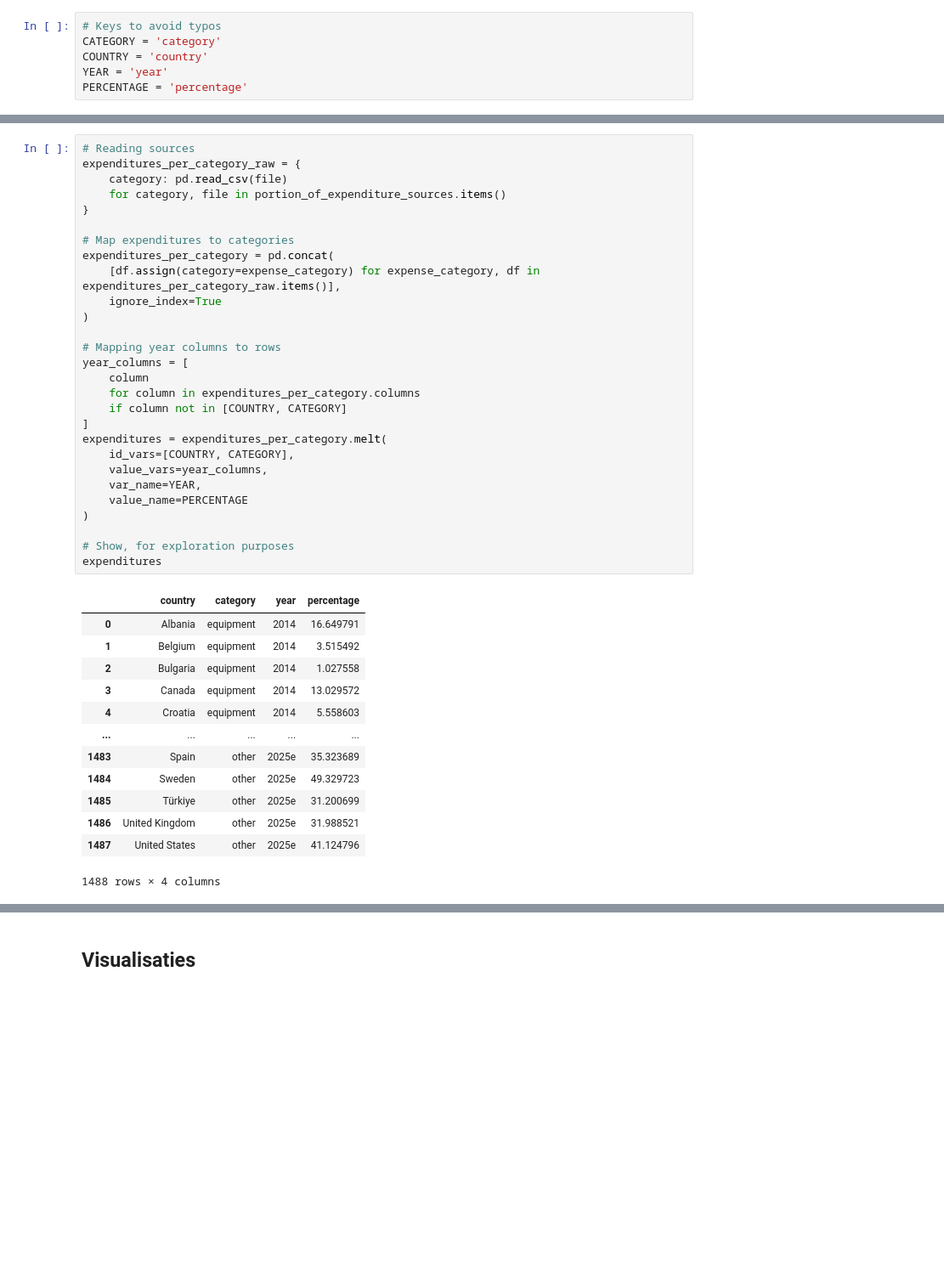
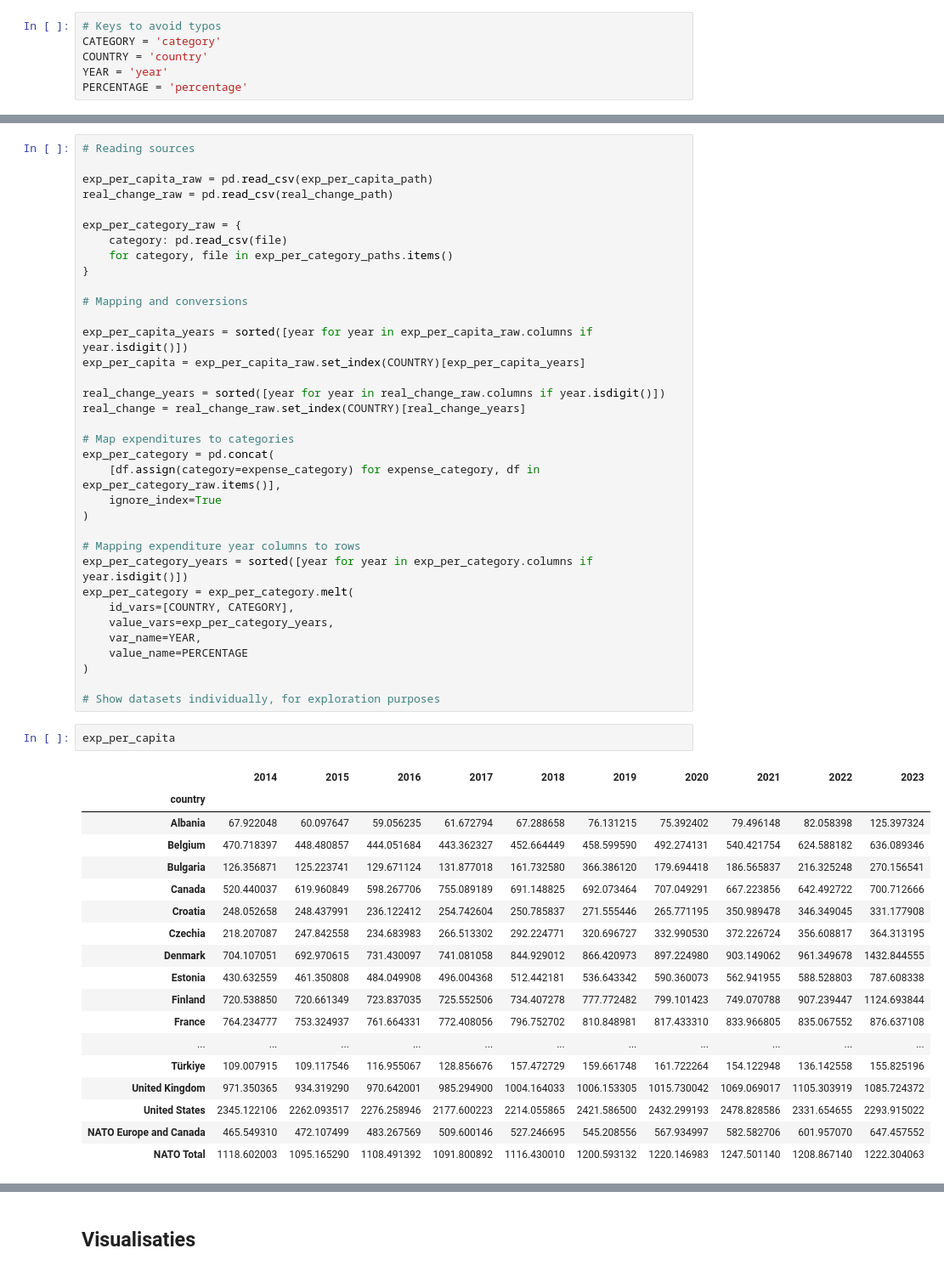
Before and after one commit to Datavisualiatie-UGent/project-dv26-2, a Jupyter notebook: src/data-exploration/exploration.ipynb, the cells around one changed output, grey strips where cells are left out. Shown at 85% size. Saved outputs shown, nothing was run; the diff lists cells and outputs as text; blank space fills up the shorter version.

```diff
--- a/src/data-exploration/exploration.ipynb
+++ b/src/data-exploration/exploration.ipynb
@@ -23,42 +28,56 @@ selected_year = str(2014)
 # %%
 # Reading sources
-expenditures_per_category_raw = {
+
+exp_per_capita_raw = pd.read_csv(exp_per_capita_path)
+real_change_raw = pd.read_csv(real_change_path)
+
+exp_per_category_raw = {
     category: pd.read_csv(file)
-    for category, file in portion_of_expenditure_sources.items()
+    for category, file in exp_per_category_paths.items()
 }
 
+# Mapping and conversions
+
+exp_per_capita_years = sorted([year for year in exp_per_capita_raw.columns if year.isdigit()])
+exp_per_capita = exp_per_capita_raw.set_index(COUNTRY)[exp_per_capita_years]
+
+real_change_years = sorted([year for year in real_change_raw.columns if year.isdigit()])
+real_change = real_change_raw.set_index(COUNTRY)[real_change_years]
+
 # Map expenditures to categories
-expenditures_per_category = pd.concat(
-    [df.assign(category=expense_category) for expense_category, df in expenditures_per_category_raw.items()],
+exp_per_category = pd.concat(
+    [df.assign(category=expense_category) for expense_category, df in exp_per_category_raw.items()],
     ignore_index=True
 )
 
-# Mapping year columns to rows
-year_columns = [
-    column
-    for column in expenditures_per_category.columns
-    if column not in [COUNTRY, CATEGORY]
-]
-expenditures = expenditures_per_category.melt(
+# Mapping expenditure year columns to rows
+exp_per_category_years = sorted([year for year in exp_per_category.columns if year.isdigit()])
+exp_per_category = exp_per_category.melt(
     id_vars=[COUNTRY, CATEGORY],
-    value_vars=year_columns,
+    value_vars=exp_per_category_years,
     var_name=YEAR,
     value_name=PERCENTAGE
 )
 
-# Show, for exploration purposes
-expenditures
+# Show datasets individually, for exploration purposes
-# %% [output]
-|  | country | category | year | percentage |
-| 0 | Albania | equipment | 2014 | 16.649791 |
-| 1 | Belgium | equipment | 2014 | 3.515492 |
-| 2 | Bulgaria | equipment | 2014 | 1.027558 |
-| 3 | Canada | equipment | 2014 | 13.029572 |
-| 4 | Croatia | equipment | 2014 | 5.558603 |
-| ... | ... | ... | ... | ... |
-| 1483 | Spain | other | 2025e | 35.323689 |
-| 1484 | Sweden | other | 2025e | 49.329723 |
-| 1485 | Türkiye | other | 2025e | 31.200699 |
-| 1486 | United Kingdom | other | 2025e | 31.988521 |
-| 1487 | United States | other | 2025e | 41.124796 |
-1488 rows × 4 columns
+# %%
+exp_per_capita
+# %% [output]
+|  | 2014 | 2015 | 2016 | 2017 | 2018 | 2019 | 2020 | 2021 | 2022 | 2023 |
+| country |  |  |  |  |  |  |  |  |  |  |
+| Albania | 67.922048 | 60.097647 | 59.056235 | 61.672794 | 67.288658 | 76.131215 | 75.392402 | 79.496148 | 82.058398 | 125.397324 |
+| Belgium | 470.718397 | 448.480857 | 444.051684 | 443.362327 | 452.664449 | 458.599590 | 492.274131 | 540.421754 | 624.588182 | 636.089346 |
+| Bulgaria | 126.356871 | 125.223741 | 129.671124 | 131.877018 | 161.732580 | 366.386120 | 179.694418 | 186.565837 | 216.325248 | 270.156541 |
+| Canada | 520.440037 | 619.960849 | 598.267706 | 755.089189 | 691.148825 | 692.073464 | 707.049291 | 667.223856 | 642.492722 | 700.712666 |
+| Croatia | 248.052658 | 248.437991 | 236.122412 | 254.742604 | 250.785837 | 271.555446 | 265.771195 | 350.989478 | 346.349045 | 331.177908 |
+| Czechia | 218.207087 | 247.842558 | 234.683983 | 266.513302 | 292.224771 | 320.696727 | 332.990530 | 372.226724 | 356.608817 | 364.313195 |
+| Denmark | 704.107051 | 692.970615 | 731.430097 | 741.081058 | 844.929012 | 866.420973 | 897.224980 | 903.149062 | 961.349678 | 1432.844555 |
+| Estonia | 430.632559 | 461.350808 | 484.049908 | 496.004368 | 512.442181 | 536.643342 | 590.360073 | 562.941955 | 588.528803 | 787.608338 |
+| Finland | 720.538850 | 720.661349 | 723.837035 | 725.552506 | 734.407278 | 777.772482 | 799.101423 | 749.070788 | 907.239447 | 1124.693844 |
+| France | 764.234777 | 753.324937 | 761.664331 | 772.408056 | 796.752702 | 810.848981 | 817.433310 | 833.966805 | 835.067552 | 876.637108 |
+| ... | ... | ... | ... | ... | ... | ... | ... | ... | ... | ... |
+| Türkiye | 109.007915 | 109.117546 | 116.955067 | 128.856676 | 157.472729 | 159.661748 | 161.722264 | 154.122948 | 136.142558 | 155.825196 |
+| United Kingdom | 971.350365 | 934.319290 | 970.642001 | 985.294900 | 1004.164033 | 1006.153305 | 1015.730042 | 1069.069017 | 1105.303919 | 1085.724372 |
+| United States | 2345.122106 | 2262.093517 | 2276.258946 | 2177.600223 | 2214.055865 | 2421.586500 | 2432.299193 | 2478.828586 | 2331.654655 | 2293.915022 |
+| NATO Europe and Canada | 465.549310 | 472.107499 | 483.267569 | 509.600146 | 527.246695 | 545.208556 | 567.934997 | 582.582706 | 601.957070 | 647.457552 |
+| NATO Total | 1118.602003 | 1095.165290 | 1108.491392 | 1091.800892 | 1116.430010 | 1200.593132 | 1220.146983 | 1247.501140 | 1208.867140 | 1222.304063 |
```
Also changed, not shown: parts of 10 cells of this notebook.
